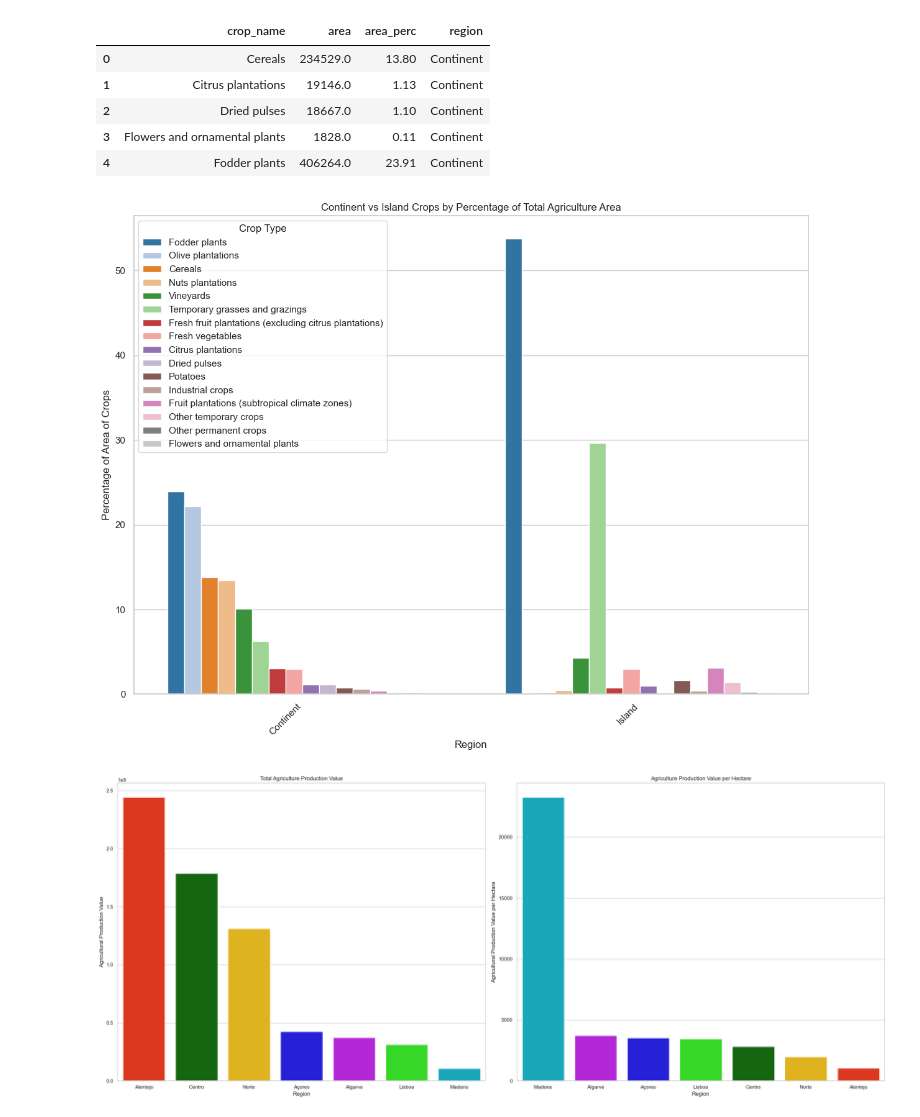
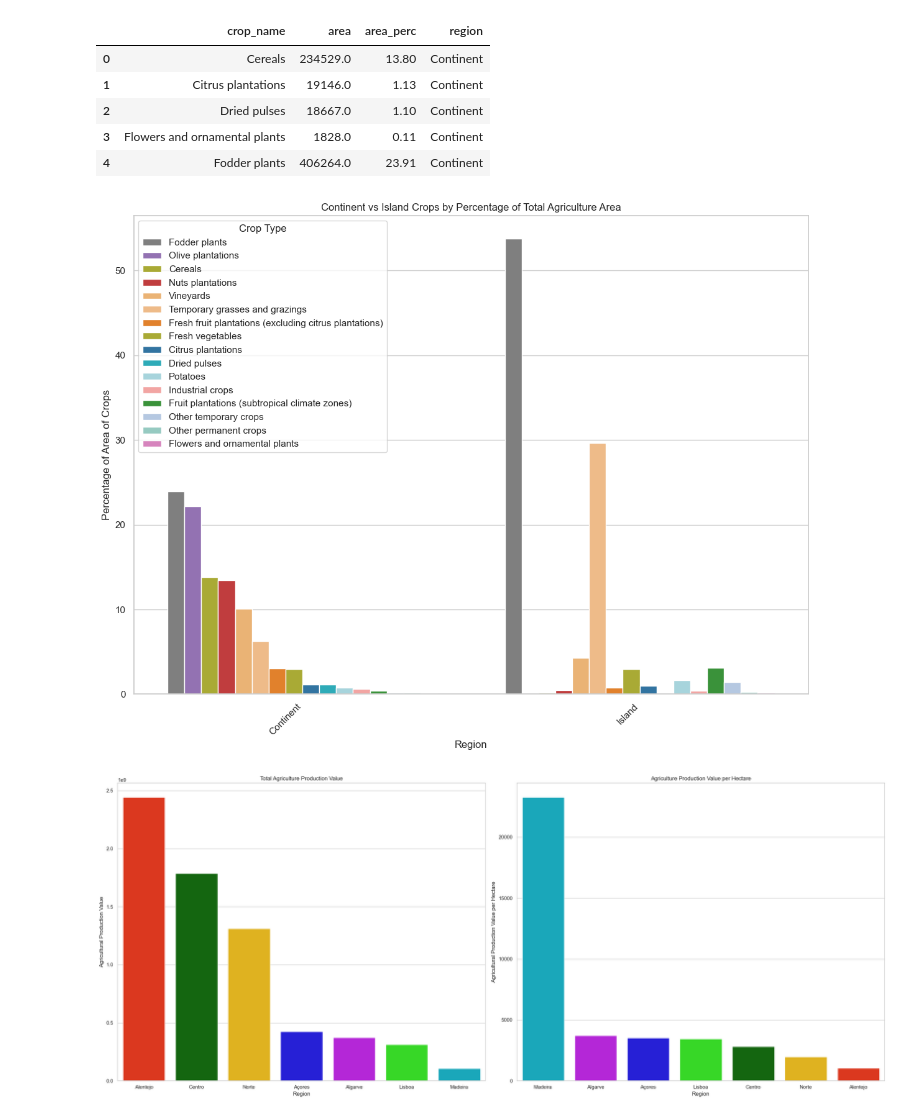
Before and after one commit to domwelsh/avcad_final, a Jupyter notebook: Codes/crop_exploration_NUTS2.ipynb, the cells around one changed output. Drawn from its saved outputs; the diff is of its cells as text; code cells hidden in the pictures.

```diff
--- a/Codes/crop_exploration_NUTS2.ipynb
+++ b/Codes/crop_exploration_NUTS2.ipynb
@@ -352,25 +382,25 @@ crops_cont_island.head()
 # %%
 # Compare continents vs islands
 crops_cont_island_sorted = crops_cont_island.sort_values(by='area', ascending=False)
 
 # Set style
 sns.set(style="whitegrid")
 
 # Create a bar plot for each region
 plt.figure(figsize=(14, 10))
-bar_plot = sns.barplot(x='region', y='area_perc', hue='crop_name', data=crops_cont_island_sorted, palette="tab20")
+bar_plot = sns.barplot(x='region', y='area_perc', hue='crop_name', data=crops_cont_island_sorted, palette=production_colors)
 
 # Labels and title
 plt.xticks(rotation=45, ha="right")
 plt.xlabel('Region')
 plt.ylabel('Percentage of Area of Crops')
 plt.title('Continent vs Island Crops by Percentage of Total Agriculture Area')
 plt.legend(title='Crop Type', bbox_to_anchor=(0, 1), loc='upper left')
 
 # Show plot
 plt.show()
 # %% [output]
-[figure, old version]
+[figure, new version]
 # %%
 fig, axs = plt.subplots(nrows=1, ncols=2, figsize=(24, 10))
 
```
Also changed, not shown: parts of 11 cells of this notebook, 2 other files.
